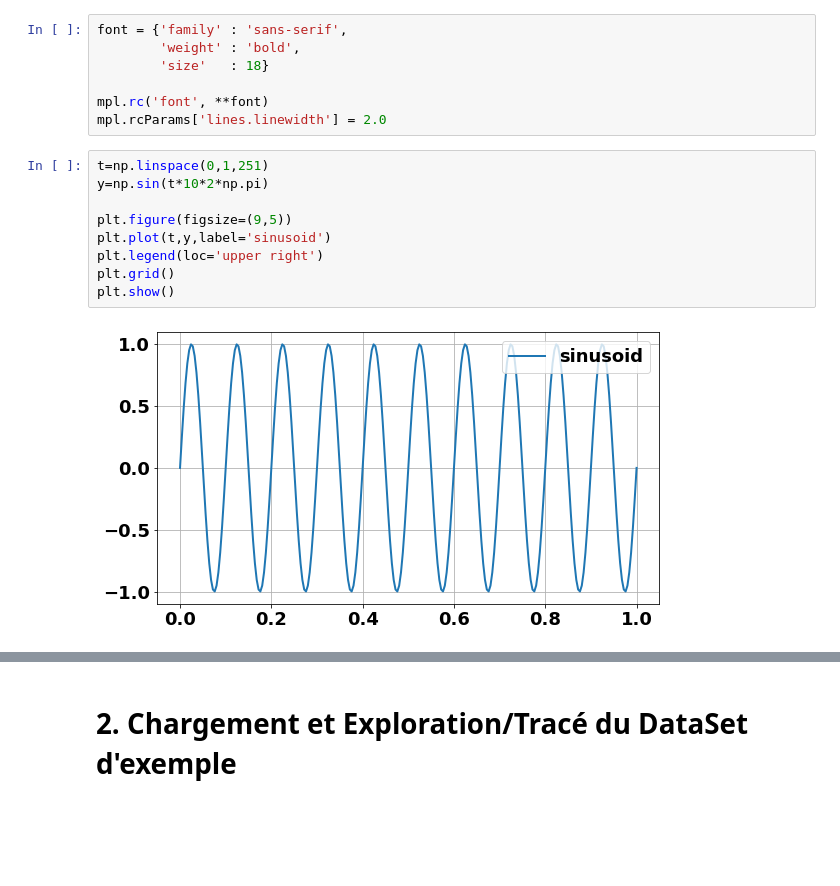
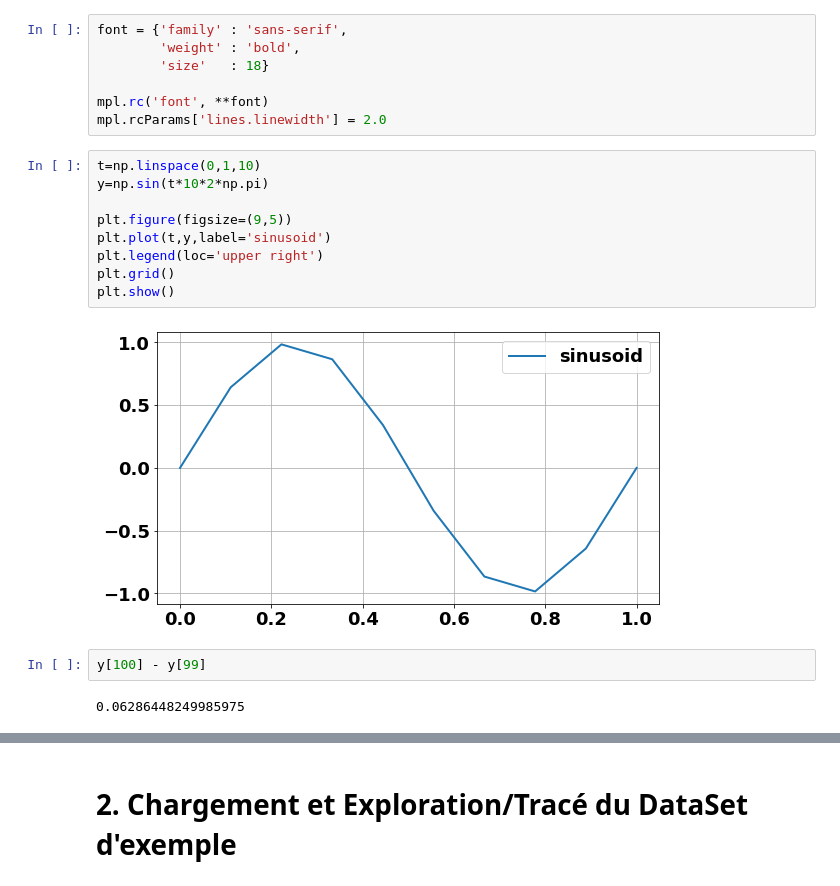
Before and after one commit to ArnaudGardille/AI4IA, a Jupyter notebook: AI4IA_phase1_python/data-exploration.ipynb, the cells around one changed output, grey strips where cells are left out. Drawn from its saved outputs; the diff is of its cells as text; blank space fills up the shorter version.

```diff
--- a/AI4IA_phase1_python/data-exploration.ipynb
+++ b/AI4IA_phase1_python/data-exploration.ipynb
@@ -63,13 +82,17 @@ font = {'family' : 'sans-serif',
 mpl.rc('font', **font)
 mpl.rcParams['lines.linewidth'] = 2.0
 # %%
-t=np.linspace(0,1,251)
+t=np.linspace(0,1,10)
 y=np.sin(t*10*2*np.pi)
 
 plt.figure(figsize=(9,5))
 plt.plot(t,y,label='sinusoid')
 plt.legend(loc='upper right')
 plt.grid()
 plt.show()
 # %% [output]
-[figure, old version]
+[figure, new version]
+# %%
+y[100] - y[99]
+# %% [output]
+0.06286448249985975
```
Also changed, not shown: parts of 14 cells of this notebook, 5 other files.
